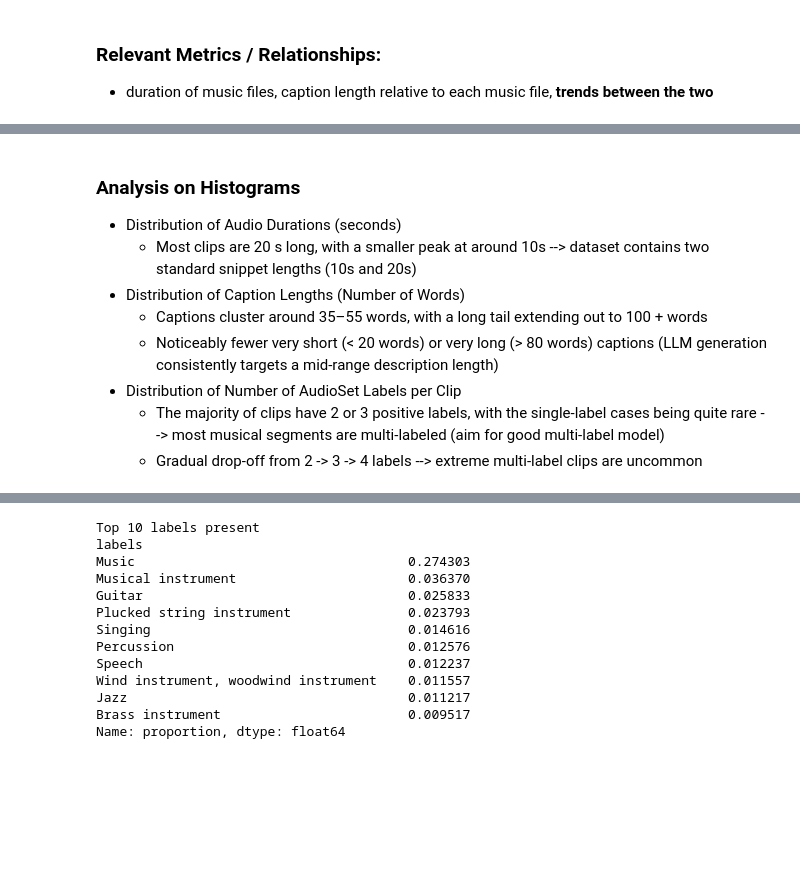
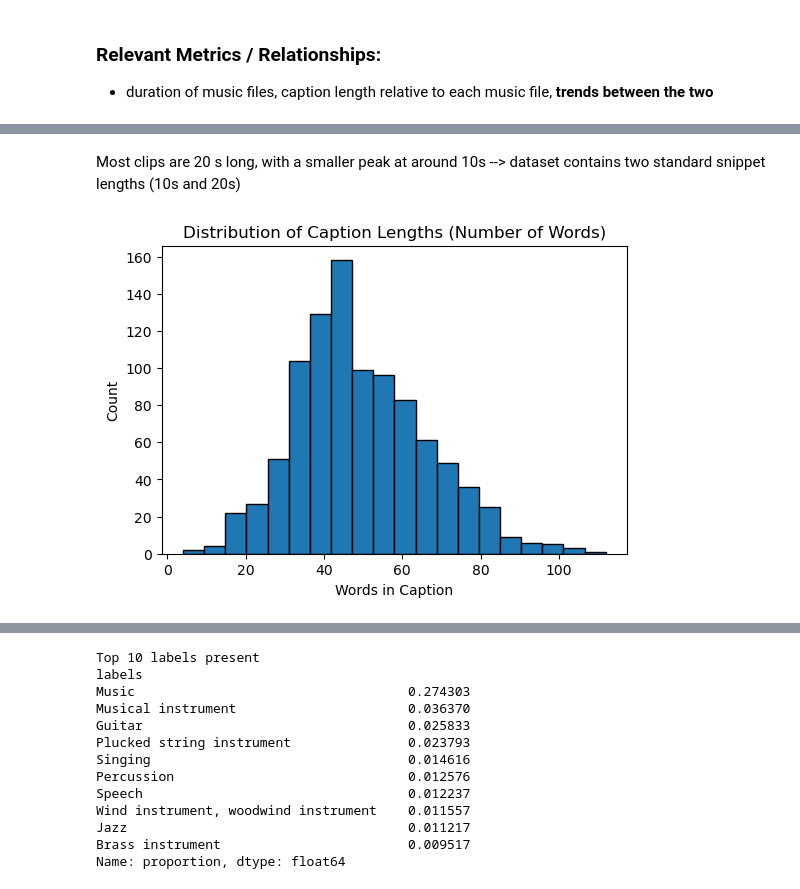
Before and after one commit to akar247/AudioLDM, a Jupyter notebook: Assignment 2.ipynb, the cells around one changed output, grey strips where cells are left out. Cells and saved outputs as stored; diff of their text form; code cells hidden in the pictures; blank space fills up the shorter version.

```diff
--- a/Assignment 2.ipynb
+++ b/Assignment 2.ipynb
@@ -307,11 +301,11 @@ plt.show()
-# %% [markdown]
-### Analysis on Histograms
-
-- Distribution of Audio Durations (seconds)
-     - Most clips are 20 s long, with a smaller peak at around 10s --> dataset contains two standard snippet lengths (10s and 20s)
-- Distribution of Caption Lengths (Number of Words)
-     - Captions cluster around 35–55 words, with a long tail extending out to 100 + words
-     - Noticeably fewer very short (< 20 words) or very long (> 80 words) captions (LLM generation consistently targets a mid‐range description length)
-- Distribution of Number of AudioSet Labels per Clip
-     - The majority of clips have 2 or 3 positive labels, with the single‐label cases being quite rare --> most musical segments are multi‐labeled (aim for good multi-label model)
-     - Gradual drop‐off from 2 -> 3 -> 4 labels  --> extreme multi‐label clips are uncommon
+# %% [markdown]
+Most clips are 20 s long, with a smaller peak at around 10s --> dataset contains two standard snippet lengths (10s and 20s)
+# %%
+plt.figure(figsize=(6, 4))
+plt.hist(eda_df['caption_length'], bins=20, edgecolor='k')
+plt.title('Distribution of Caption Lengths (Number of Words)')
+plt.xlabel('Words in Caption')
+plt.ylabel('Count')
+plt.show()
+# %% [output]
+[figure, added]
```
Also changed, not shown: parts of 27 cells of this notebook.
